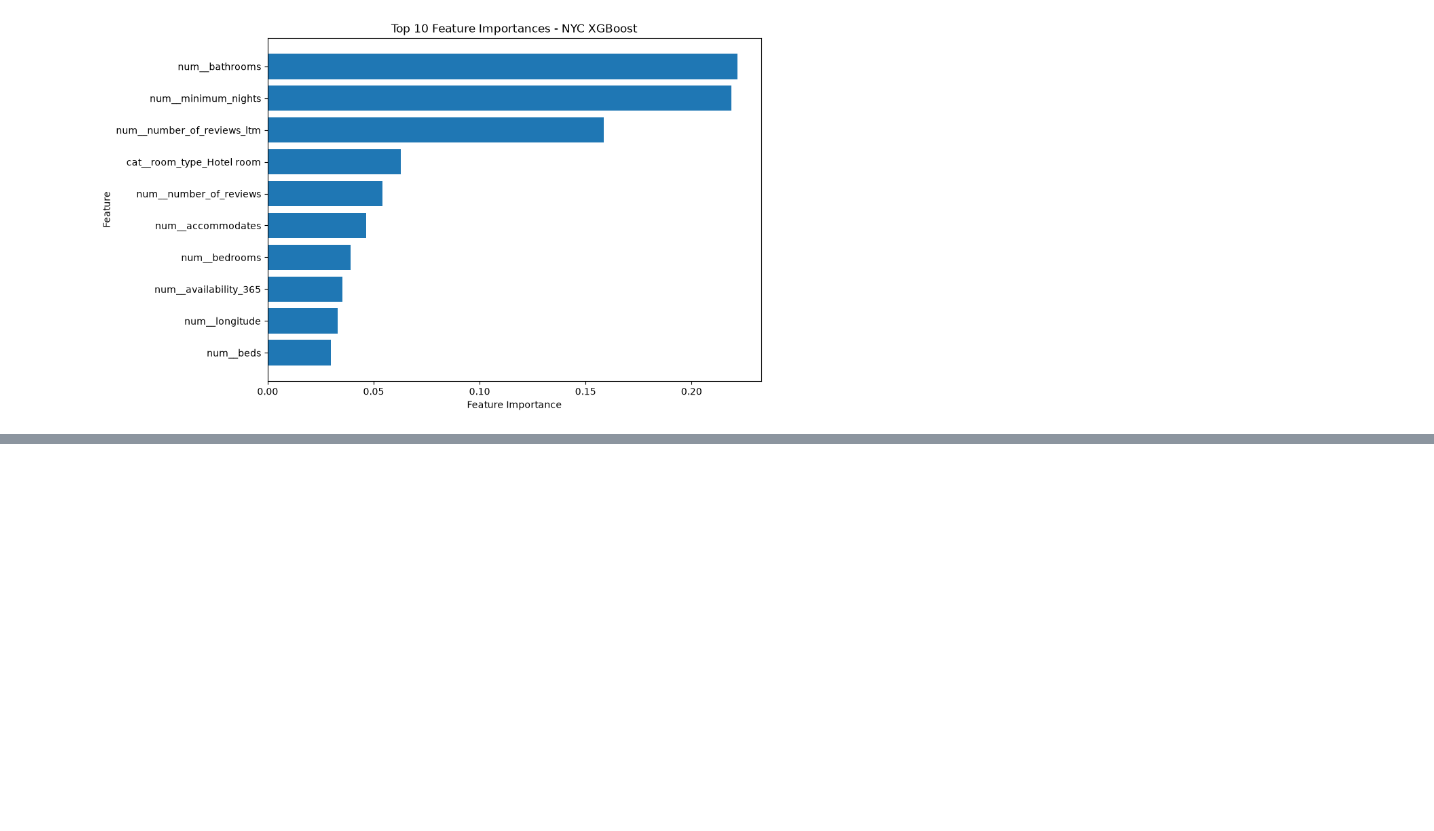
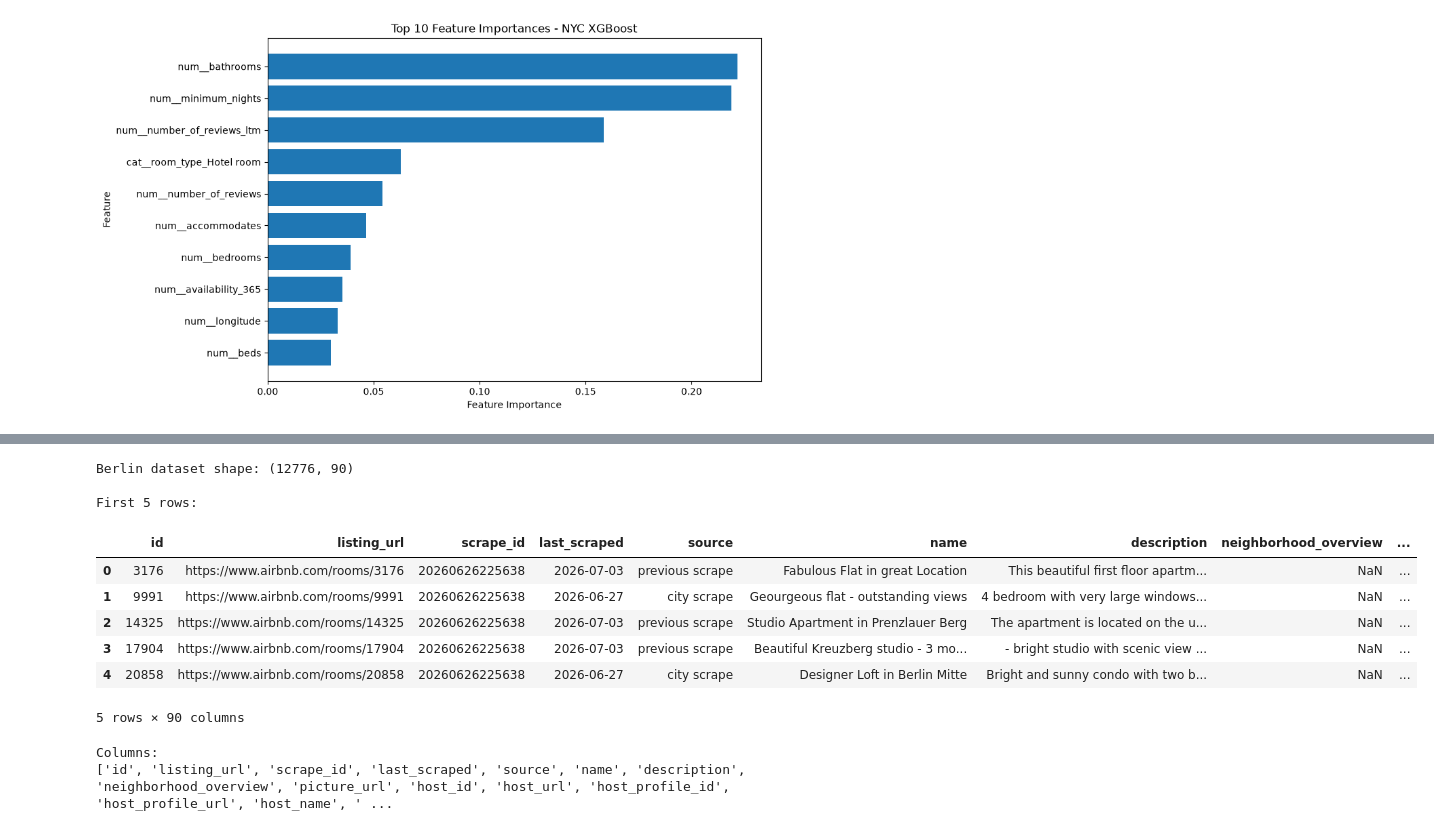
Before and after one commit to aryanmittal2107/AIRBNB_ML_PROJECT, a Jupyter notebook: notebooks/01_data_inspection.ipynb, the cells around one changed output, grey strips where cells are left out. Cells and saved outputs as stored; diff of their text form; code cells hidden in the pictures; blank space fills up the shorter version.

```diff
--- a/notebooks/01_data_inspection.ipynb
+++ b/notebooks/01_data_inspection.ipynb
@@ -1345,0 +1960,23 @@ plt.show()
+# %%
+berlin_path = "../data/berlin/listings (2).csv.gz"
+berlin = pd.read_csv(berlin_path)
+
+print("Berlin dataset shape:", berlin.shape)
+print("\nFirst 5 rows:")
+display(berlin.head())
+
+print("\nColumns:")
+print(berlin.columns.tolist())
+# %% [output]
+Berlin dataset shape: (12776, 90)
+
+First 5 rows:
+|  | id | listing_url | scrape_id | last_scraped | source | name | description | neighborhood_overview | ... |
+| 0 | 3176 | https://www.airbnb.com/rooms/3176 | 20260626225638 | 2026-07-03 | previous scrape | Fabulous Flat in great Location | This beautiful first floor apartm... | NaN | ... |
+| 1 | 9991 | https://www.airbnb.com/rooms/9991 | 20260626225638 | 2026-06-27 | city scrape | Geourgeous flat - outstanding views | 4 bedroom with very large windows... | NaN | ... |
+| 2 | 14325 | https://www.airbnb.com/rooms/14325 | 20260626225638 | 2026-07-03 | previous scrape | Studio Apartment in Prenzlauer Berg | The apartment is located on the u... | NaN | ... |
+| 3 | 17904 | https://www.airbnb.com/rooms/17904 | 20260626225638 | 2026-07-03 | previous scrape | Beautiful Kreuzberg studio - 3 mo... | - bright studio with scenic view ... | NaN | ... |
+| 4 | 20858 | https://www.airbnb.com/rooms/20858 | 20260626225638 | 2026-06-27 | city scrape | Designer Loft in Berlin Mitte | Bright and sunny condo with two b... | NaN | ... |
+5 rows × 90 columns
+Columns:
+['id', 'listing_url', 'scrape_id', 'last_scraped', 'source', 'name', 'description', 'neighborhood_overview', 'picture_url', 'host_id', 'host_url', 'host_profile_id', 'host_profile_url', 'host_name', ' ...
```
Also changed, not shown: parts of 42 cells of this notebook.
